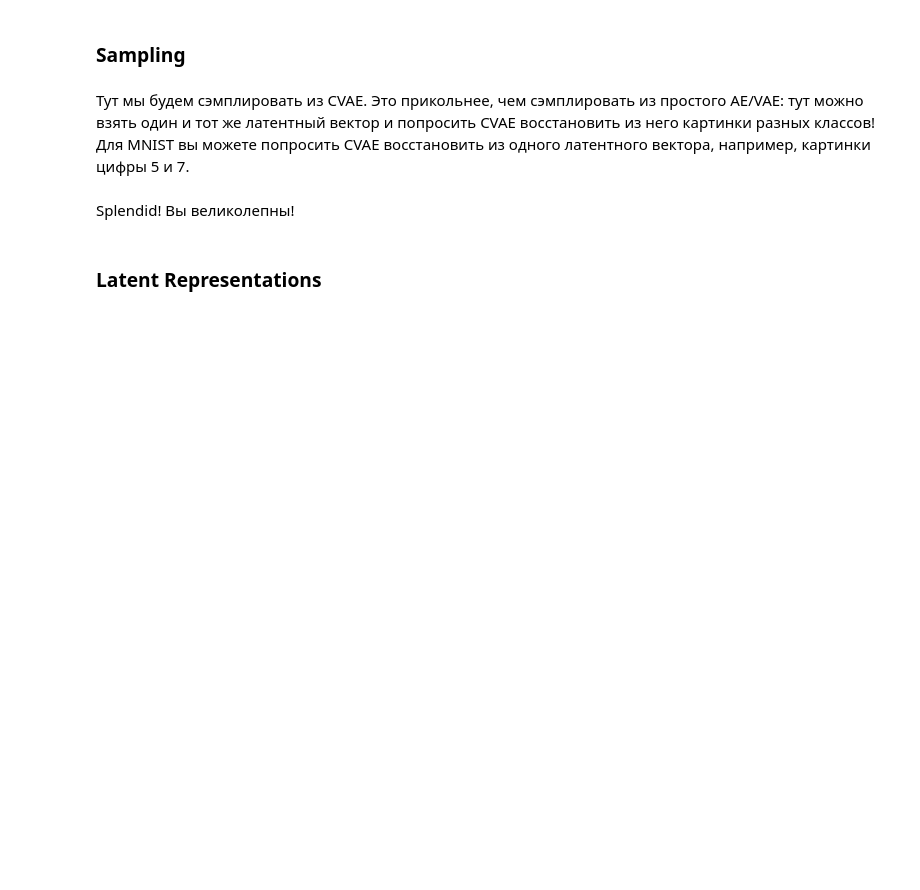
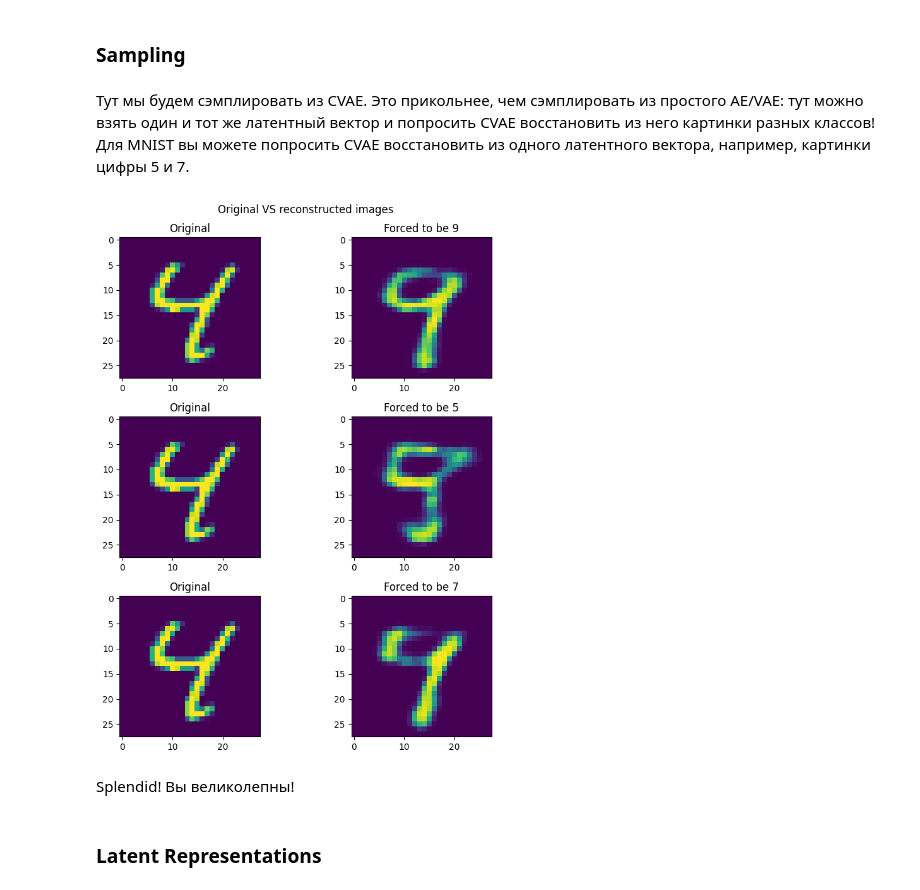
Before and after one commit to Nikc-mk/Deep_Learning_1, a Jupyter notebook: notebooks/[hw]autoencoders.ipynb, the cells around one changed output. Saved outputs shown, nothing was run; the diff lists cells and outputs as text; code cells hidden in the pictures; blank space fills up the shorter version.

```diff
--- a/notebooks/[hw]autoencoders.ipynb
+++ b/notebooks/[hw]autoencoders.ipynb
@@ -653,0 +826,12 @@ class CVAE(nn.Module):
+# %%
+def one_hot(labels, class_size=10):
+    targets = torch.zeros(labels.shape[0], class_size)
+    for i, label in enumerate(labels):
+        targets[i, label] = 1
+    return targets
+# %%
+latent_dim = 16
+criterion = loss_vae
+cvae = CVAE(n_features=28*28, class_size=10, hidden=256, latent_dim=latent_dim)
+optimizer = torch.optim.AdamW(cvae.parameters(), lr=1e-3)
+cvae.to(device)
@@ -661,3 +896,40 @@ class CVAE(nn.Module):
+# %%
+# <тут нужно научиться сэмплировать из декодера цифры определенного класса>
+labels2force = [9, 5, 7]
+test_batch, test_labels = next(iter(test_loader))
+
+fig, axs = plt.subplots(len(labels2force), 2, figsize=(8, 3*len(labels2force)))
+fig.suptitle("Original VS reconstructed images")
+
+for i, label in enumerate(labels2force):
+    with torch.no_grad():
+
+        test_batch = test_batch.to(device)
+        labels = one_hot(test_labels).to(device)
+
+        mu, log_sigma, recon = cvae(test_batch, labels)
+
+        forced_label = torch.zeros(32, 10)
+        forced_label[:, label] = 1
+        forced_label = forced_label.to(device)
+
+        z = cvae.gaussian_sampler(mu, log_sigma)
+        recon = cvae.decode(z, forced_label)
+
+    img_orig = torch.moveaxis(test_batch[6].detach().cpu(), 0, 2)
+    img_recon = torch.moveaxis(recon[6].detach().cpu(), 0, 2)
+
+    ax = axs[i][0]
+    ax.imshow(img_orig)
+    ax.set(title="Original")
+
+    ax = axs[i][1]
+    ax.imshow(img_recon)
+    ax.set(title=f"Forced to be {label}")
+
+fig.tight_layout()
+# %% [output]
+[figure, added]
 # %% [markdown]
 Splendid! Вы великолепны!
 # %% [markdown]
```
Also changed, not shown: parts of 22 cells of this notebook.
